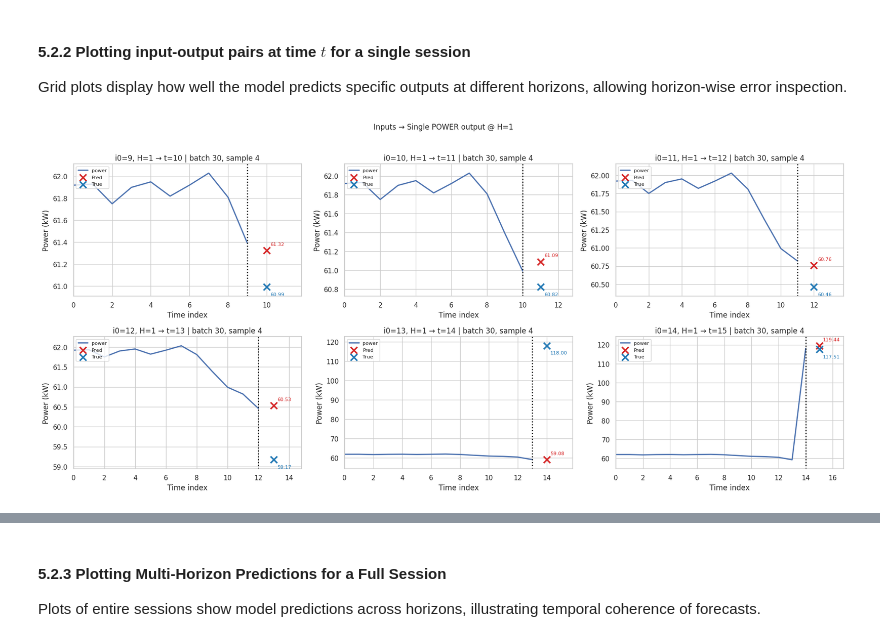
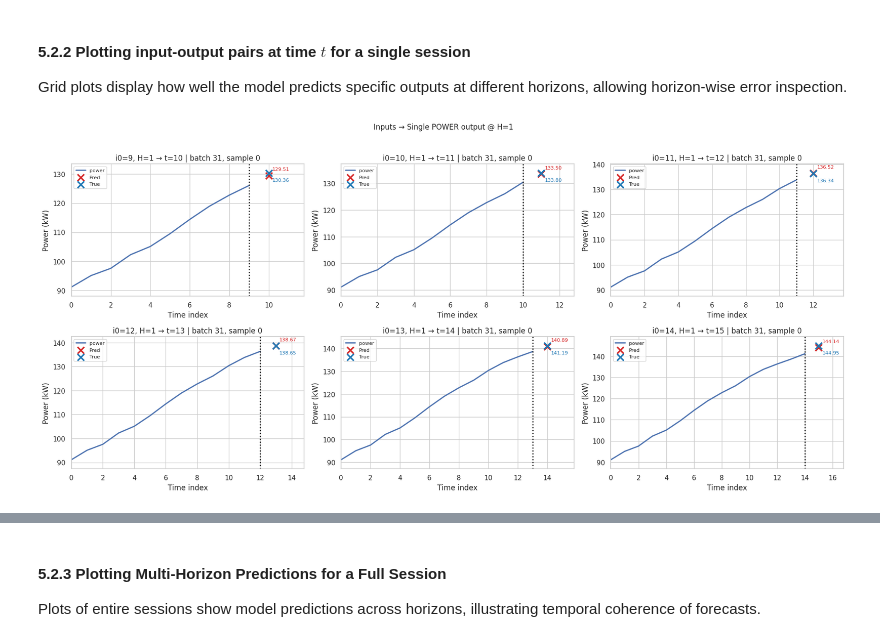
Before and after one commit to SebastianRokholt/Machine-Teaching-for-XAI--TimeSeries-Models, a Jupyter notebook: Notebooks/03__Modelling_v10.ipynb, the cells around one changed output, grey strips where cells are left out. Cells and saved outputs as stored; diff of their text form; code cells hidden in the pictures.

```diff
--- a/Notebooks/03__Modelling_v10.ipynb
+++ b/Notebooks/03__Modelling_v10.ipynb
@@ -378,6 +376,8 @@ class MultiHorizonLSTM(nn.Module):
         packed_out, _ = self.lstm(packed_x)
         out, out_lengths = rnn_utils.pad_packed_sequence(packed_out, batch_first=True)
         out = self.linear(out).view(out.shape[0], out.shape[1], self.horizon, self.num_targets)
+        # enforce non-negative SOC deltas via softplus
+        out = torch.cat([out[:, :, :, 0:1], F.softplus(out[:, :, :, 1:2])], dim=-1)
         return out, out_lengths
 # %% [markdown]
 ### 3.2 Defining the TCN Architecture
@@ -452,7 +452,7 @@ class MultiHorizonTCN_Wide(nn.Module):
 
     def forward(self, x: torch.Tensor, seq_lengths: torch.Tensor):
         # x: (B, T, F) -> (B, C, T)
-        B, T, F = x.shape
+        B, T, RF = x.shape
         h = self.input_proj(x.transpose(1, 2))
         skip_sum = None
         for blk in self.blocks:
@@ -461,6 +461,8 @@ class MultiHorizonTCN_Wide(nn.Module):
 
         h = self.post(skip_sum)
         y = self.head(h).transpose(1, 2).view(B, T, self.horizon, self.num_targets)
+        # enforces non-negative SOC deltas with softplus
+        y = torch.cat([y[:, :, :, 0:1], F.softplus(y[:, :, :, 1:2])], dim=-1)
         return y, seq_lengths
 # %% [markdown]
 ### 3.3 Additional Learnable Weights
@@ -626,6 +628,13 @@ def plot_best_curves(best_result, title_prefix=""):
     if "val_rmse_soc"   in hist.columns: plt.plot(hist["epoch"], hist["val_rmse_soc"],   label="RMSE SOC (%)",   marker="o")
     plt.ylabel("RMSE"); plt.xlabel("Epoch")
     plt.title(f"{title_prefix} Validation RMSE"); plt.grid(True); plt.legend(); plt.tight_layout(); plt.show()
+
+
+# --- Global column indices (used in training/tuning loop and plotting) ---
+IDX_TEMP  = input_features.index("temp")
+IDX_NOM   = input_features.index("nominal_power")
+IDX_POWER = input_features.index("power")
+IDX_SOC   = input_features.index("soc")
 # %% [markdown]
 ### 4.2 Defining the Ray Trainables
 Ray Tune trainables are implemented to wrap model training into reproducible, distributed trials. Each trial logs training/validation metrics for later comparison.
@@ -948,6 +953,7 @@ else:
         cfg_tcn = {"hidden_dim": hidden_dim_infer, "num_layers": nl, "kernel_size": ksize_infer, "dropout": 0.0}
         model_tcn = build_model_tcn(cfg_tcn).to(DEVICE)
         model_tcn.load_state_dict(sd); model_tcn.eval()
-        print("[TCN] Loaded model from saved .pth (inferred architecture).")
+        print
+        ("[TCN] Loaded model from saved .pth (inferred architecture).")
     else:
         print("[TCN] No previous results or model found.")
@@ -1249,12 +1201,19 @@ bundle_tcn  = (fetch_sample_bundle(model_tcn,  test_loader, BATCH_INDEX, SAMPLE_
 #### 5.2.2 Plotting input-output pairs at time $t$ for a single session
 Grid plots display how well the model predicts specific outputs at different horizons, allowing horizon-wise error inspection.
 # %%
+# Create sample bundles
+BATCH_INDEX, SAMPLE_INDEX = 31, 0   # For selecting the session (from batch) we want to plot predictions for
+bundle_lstm = (fetch_sample_bundle(model_lstm, test_loader, BATCH_INDEX, SAMPLE_INDEX, DEVICE, power_scaler, soc_scaler)
+               if model_lstm is not None else None)
+bundle_tcn  = (fetch_sample_bundle(model_tcn,  test_loader, BATCH_INDEX, SAMPLE_INDEX, DEVICE, power_scaler, soc_scaler)
+               if model_tcn  is not None else None)
+
 if bundle_lstm is not None:
     plot_inputs_to_single_output_grid(bundle_lstm, i_list=[9,10,11,12,13,14], horizon=1, target="power",
                                       features_to_show=["power"], power_scaler=power_scaler, soc_scaler=soc_scaler,
                                       window_len=30, ncols=3, enforce_same_units=True)
 # %% [output]
-[figure, old version]
+[figure, new version]
 # %%
 if bundle_tcn is not None:
     plot_inputs_to_single_output_grid(bundle_tcn, i_list=[9,10,11,12,13,14], horizon=1, target="power",
```
Also changed, not shown: parts of 27 cells of this notebook, 9 other files.
